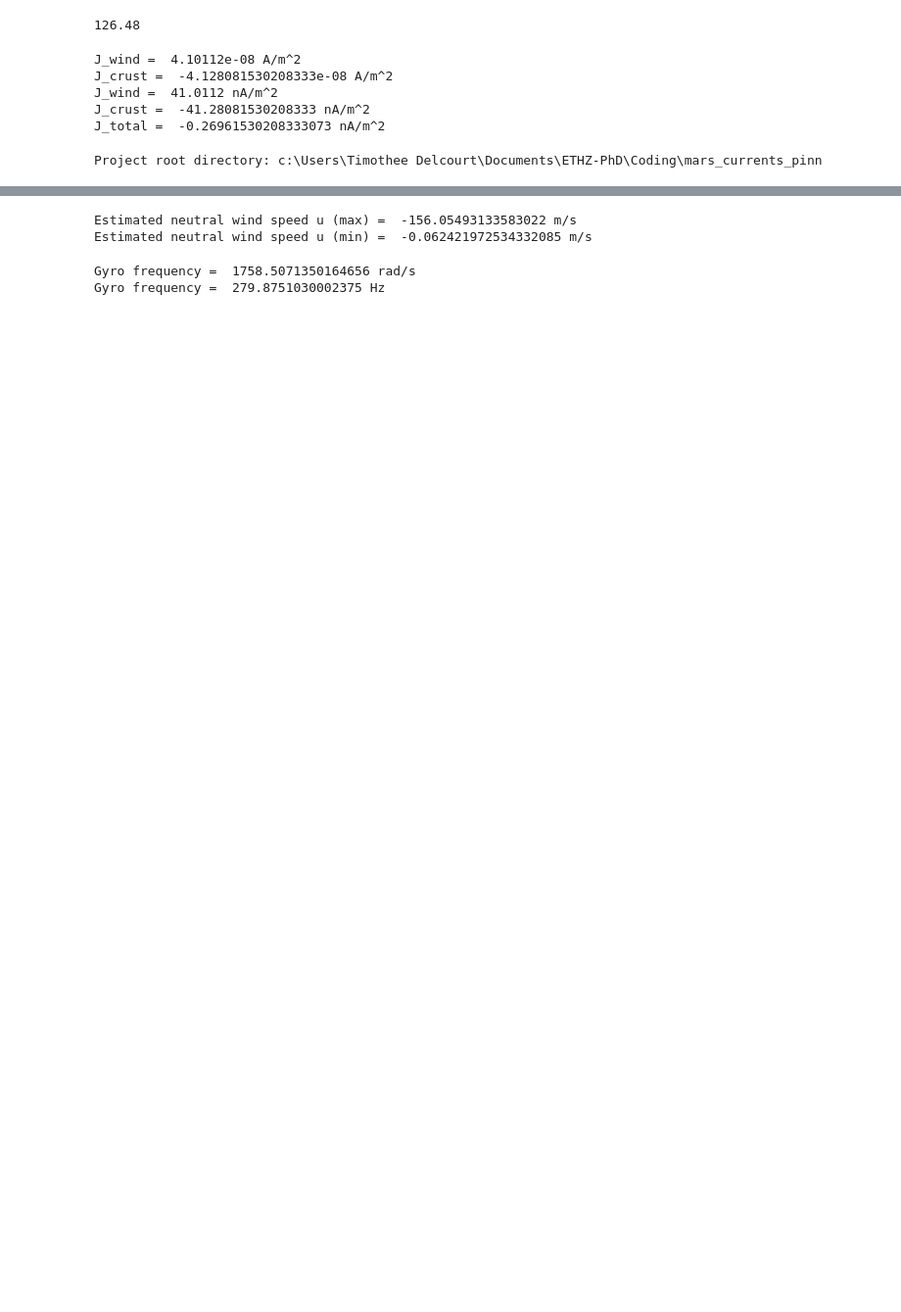
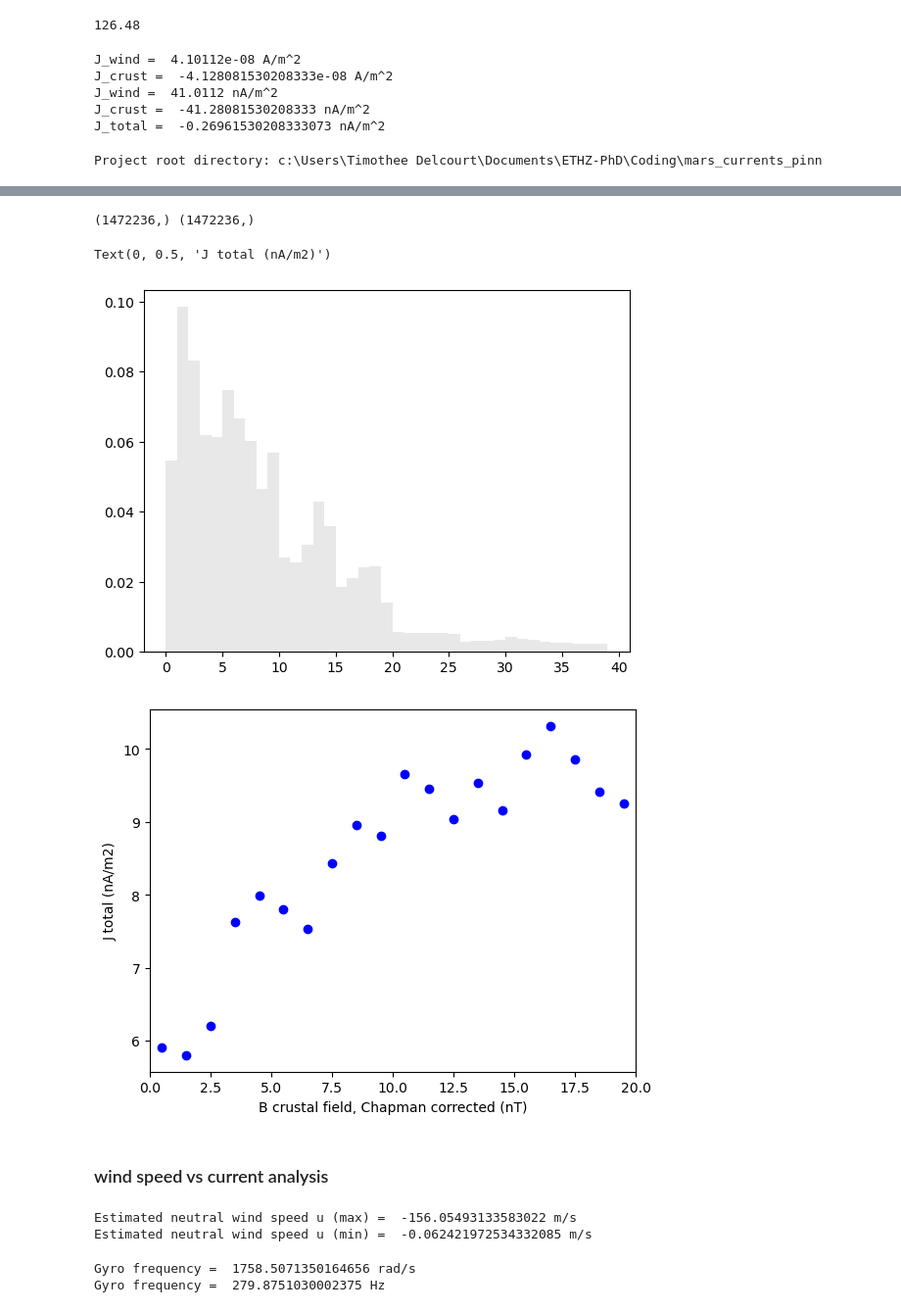
Before and after one commit to TimotheeDelcourt/mars_currents_pinn, a Jupyter notebook: scripts/playground.ipynb, the cells around one changed output, grey strips where cells are left out. Shown at 98% size. Saved outputs shown, nothing was run; the diff lists cells and outputs as text; code cells hidden in the pictures; blank space fills up the shorter version.

Commit message:
high field regions only

```diff
--- a/scripts/playground.ipynb
+++ b/scripts/playground.ipynb
@@ -52,0 +91,12 @@ cmc.show_cmaps()
+# %%
+# season = 'spring'  # 'spring', 'autumn', None, 'summer', 'winter'
+B_scaled_seasons = []
+J_seasons = []
+for season in ['spring', 'autumn', 'summer', 'winter']:
+    B_scaled, J = get_B_and_J(season)
+    B_scaled_seasons.append(B_scaled)
+    J_seasons.append(J)
+
+B_scaled = np.concatenate(B_scaled_seasons)
+J = np.concatenate(J_seasons)
+J = abs(J)
@@ -53,3 +112,31 @@ cmc.show_cmaps()
+# %%
+print(B_scaled.shape, J.shape)
+
+plt.figure()
+B_bins = np.arange(0,40,1)
+J_means = []
+J_std = []
+for i in range(len(B_bins)-1):
+    bin_mask = (B_scaled >= B_bins[i]) & (B_scaled < B_bins[i+1])
+    J_mean = np.mean(J[bin_mask])
+    J_means.append(J_mean)
+    J_std.append(np.std(J[bin_mask]))
+plt.hist(B_scaled, bins=B_bins, color='lightgray', alpha=0.5, density=True)
+
+plt.figure()
+# plt.errorbar(B_bins[:-1]+0.5, J_means, yerr=J_std, fmt='o', color='blue')
+plt.scatter(B_bins[:-1]+0.5, J_means, color='blue')
+plt.xlim(0,20)
+plt.xlabel('B crustal field, Chapman corrected (nT)')
+plt.ylabel('J total (nA/m2)')
+# plt.savefig('../figures/rotation_avg/Jtotal_vs_B_chapman_rotation_avg_4seasons_max20.png', dpi=300)
+# %% [output]
+(1472236,) (1472236,)
+Text(0, 0.5, 'J total (nA/m2)')
+[figure, added]
+[figure, added]
+# %% [markdown]
+### wind speed vs current analysis
 # %%
 n = np.array([1e3,1e5])*1e6  # m^-3
 e = 1.602e-19  # elementary charge, C
```
Also changed, not shown: parts of 26 cells of this notebook, 5 other files.
